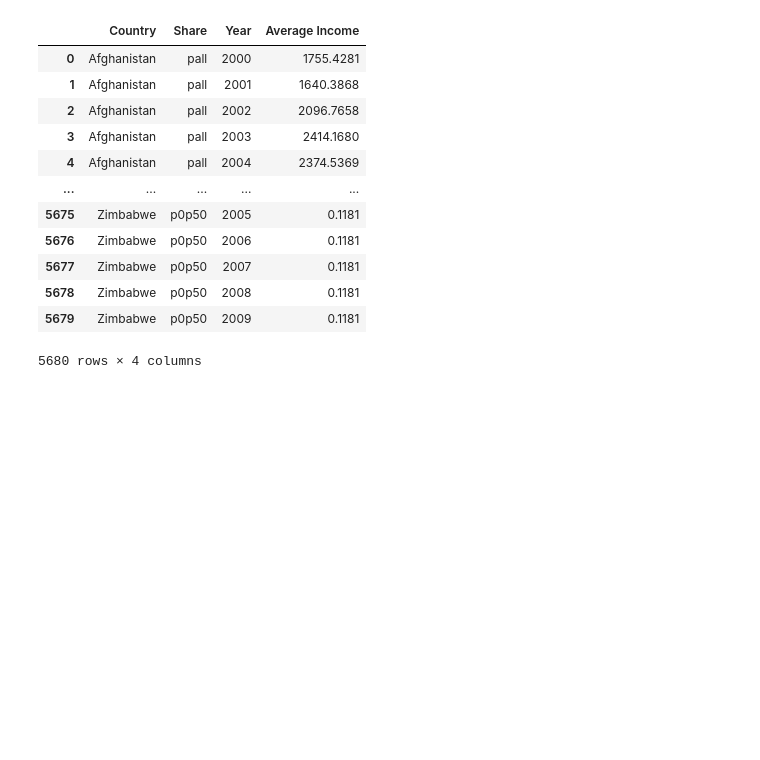
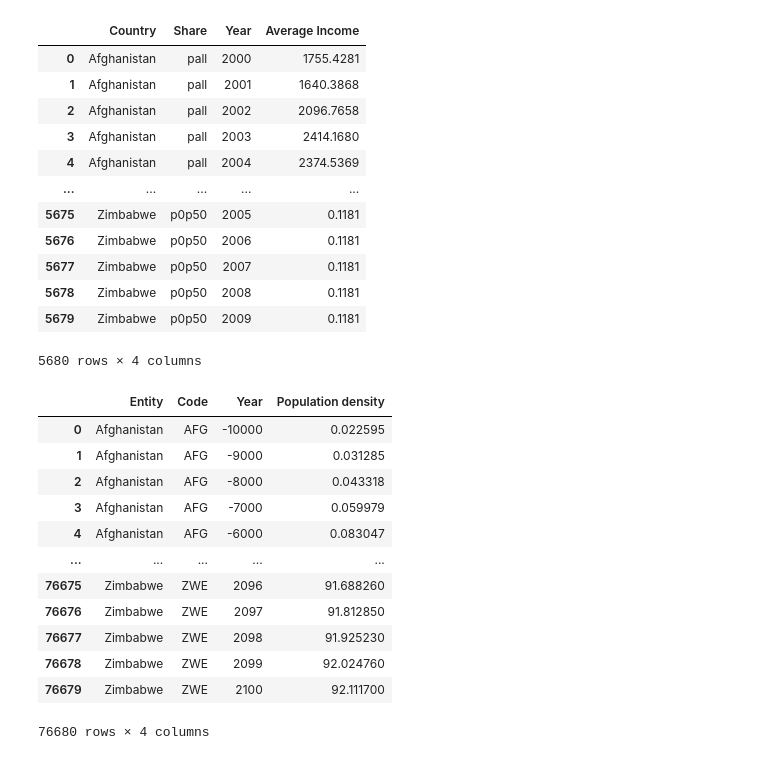
Before and after one commit to Awesomo1/Earthquake-Project, a Jupyter notebook: Master_Data_Frame.ipynb, the cells around one changed output. Saved outputs shown, nothing was run; the diff lists cells and outputs as text; code cells hidden in the pictures; blank space fills up the shorter version.

Commit message:
Add files via upload
Master dataframe is ready for EDA. Population density is on national level

```diff
--- a/Master_Data_Frame.ipynb
+++ b/Master_Data_Frame.ipynb
@@ -3,6 +3,7 @@ import pandas as pd
 import numpy as np
 # %%
 #The data sets have been opend in excel and slightly changed from the original
+population_density_df = pd.read_csv("population-density.csv")
 earth_quake_df_ori = pd.read_csv("earthquakes_1999-2020.csv",sep="\t",header = 0)
 Income_p0p50_share_df_2000_2009 = pd.read_csv("Income_Data_2000_2009.csv",sep="\t",header = 0)
 Income_p0p50_share_df_2010_2021 = pd.read_csv("Income_Data_2009_2021.csv",sep="\t",header = 0)
@@ -62,6 +63,22 @@ Income_p0p50_share_df_2000_2009
 | 5678 | Zimbabwe | p0p50 | 2008 | 0.1181 |
 | 5679 | Zimbabwe | p0p50 | 2009 | 0.1181 |
 5680 rows × 4 columns
+# %%
+population_density_df
+# %% [output]
+|  | Entity | Code | Year | Population density |
+| 0 | Afghanistan | AFG | -10000 | 0.022595 |
+| 1 | Afghanistan | AFG | -9000 | 0.031285 |
+| 2 | Afghanistan | AFG | -8000 | 0.043318 |
+| 3 | Afghanistan | AFG | -7000 | 0.059979 |
+| 4 | Afghanistan | AFG | -6000 | 0.083047 |
+| ... | ... | ... | ... | ... |
+| 76675 | Zimbabwe | ZWE | 2096 | 91.688260 |
+| 76676 | Zimbabwe | ZWE | 2097 | 91.812850 |
+| 76677 | Zimbabwe | ZWE | 2098 | 91.925230 |
+| 76678 | Zimbabwe | ZWE | 2099 | 92.024760 |
+| 76679 | Zimbabwe | ZWE | 2100 | 92.111700 |
+76680 rows × 4 columns
 # %%
 # change to upperchase letters such that compatible with earth_quake_df
 Income_p0p50_share_df_2000_2009["Country"] = Income_p0p50_share_df_2000_2009["Country"].str.upper()
```
Also changed, not shown: parts of 3 cells of this notebook.
